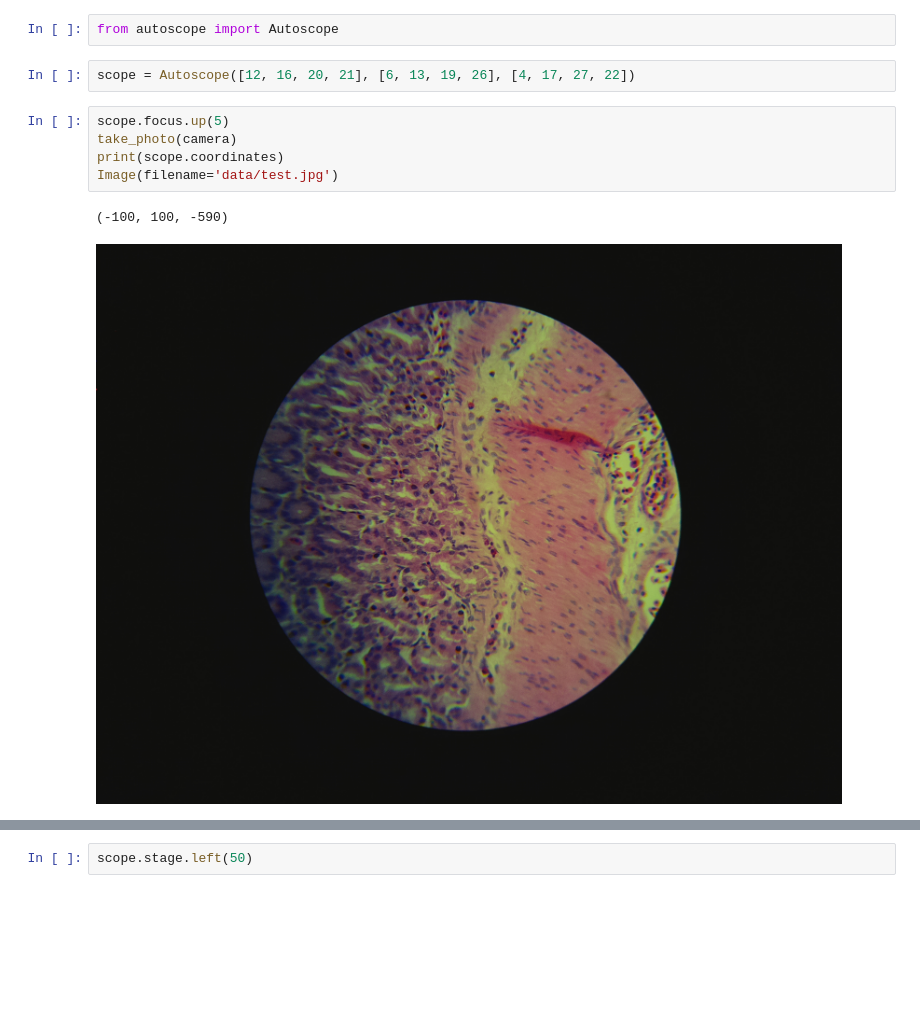
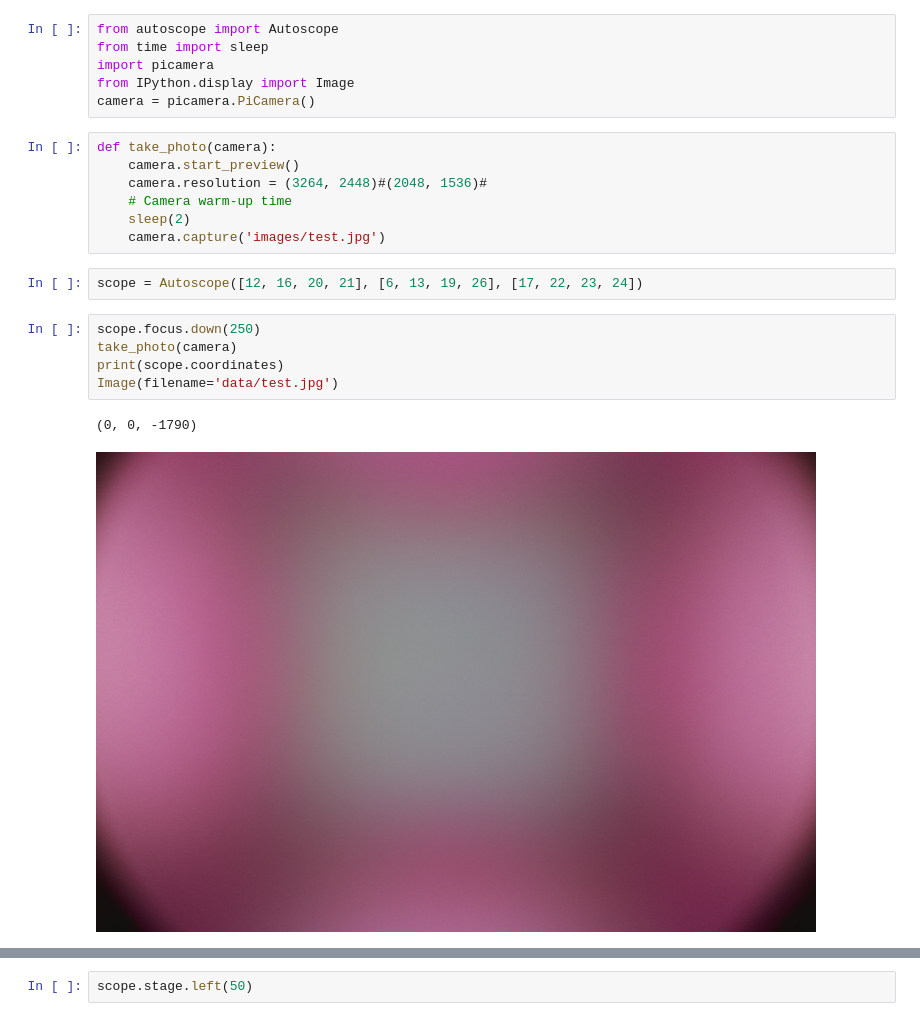
Before and after one commit to python-friends/auto-scope, a Jupyter notebook: motor testing.ipynb, the cells around one changed output, grey strips where cells are left out. Drawn from its saved outputs; the diff is of its cells as text; blank space fills up the shorter version.

```diff
--- a/motor testing.ipynb
+++ b/motor testing.ipynb
@@ -1,15 +1,26 @@
-# %%
-from autoscope import Autoscope
+# %%
+from autoscope import Autoscope
+from time import sleep
+import picamera
+from IPython.display import Image
+camera = picamera.PiCamera()
+# %%
+def take_photo(camera):
+    camera.start_preview()
+    camera.resolution = (3264, 2448)#(2048, 1536)#
+    # Camera warm-up time
+    sleep(2)
+    camera.capture('images/test.jpg')
 # %%
-scope = Autoscope([12, 16, 20, 21], [6, 13, 19, 26], [4, 17, 27, 22])
+scope = Autoscope([12, 16, 20, 21], [6, 13, 19, 26], [17, 22, 23, 24])
 # %%
-scope.focus.up(5)
+scope.focus.down(250)
 take_photo(camera)
 print(scope.coordinates)
 Image(filename='data/test.jpg')
 # %% [output]
-(-100, 100, -590)
+(0, 0, -1790)
-[figure, old version]
+[figure, new version]
 # %%
 take_photo(camera)
 
```
Also changed, not shown: parts of 9 cells of this notebook, 3 other files.
